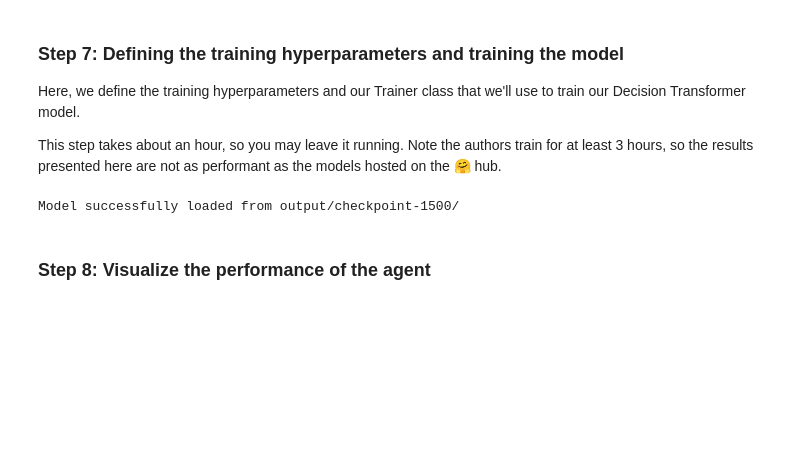
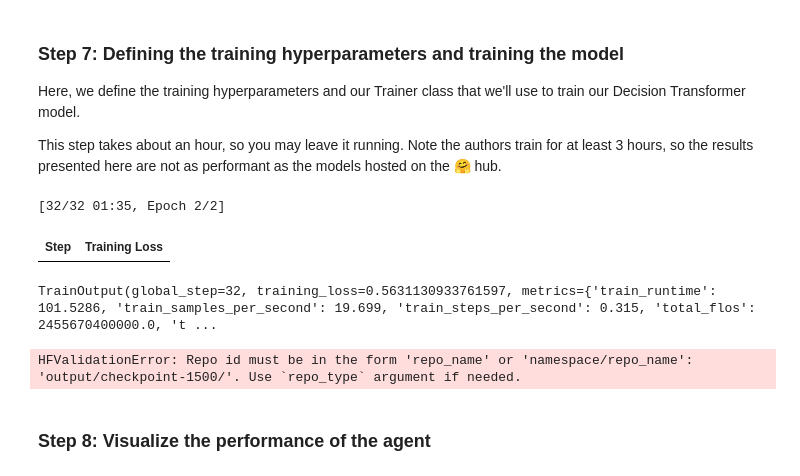
Before and after one commit to MichalSlowakiewicz/Reinforcement-Learning, a Jupyter notebook: LAB_3.ipynb, the cells around one changed output. Drawn from its saved outputs; the diff is of its cells as text; code cells hidden in the pictures; blank space fills up the shorter version.

```diff
--- a/LAB_3.ipynb
+++ b/LAB_3.ipynb
@@ -266,25 +269,37 @@ class DecisionTransformerModel(DecisionTransformerPreTrainedModel):
         # TODO 1.1: Embed states, actions, returns_to_go, and timesteps using the
         # linear/embedding layers defined in __init__.
         # YOUR CODE HERE
+        state_embed = self.embed_state(states)
+        action_embed = self.embed_action(actions)
+        return_embed = self.embed_return(returns_to_go)
+        timestep_embed = self.embed_timestep(timesteps)
+
+        # (batch_size, seq_len, hidden_size)
 
         # TODO 1.2: Time embeddings are treated similarly to positional embeddings.
         # Add the time embeddings to your state, action, and return embeddings.
         # YOUR CODE HERE
+        state_embed += timestep_embed
+        action_embed += timestep_embed
+        return_embed += timestep_embed
 
         # TODO 1.3: Stack the inputs to create the sequence (R_1, s_1, a_1, R_2, s_2, a_2, ...)
         # Hint: Use torch.stack to combine returns, states, and actions along a new dimension (dim=1).
         # Then permute and reshape it to achieve a final shape of: (batch_size, 3 * seq_length, hidden_size)
         # YOUR CODE HERE
+        stacked_inputs = torch.stack((return_embed, state_embed, action_embed), dim=1)
+        stacked_inputs = torch.permute(stacked_inputs, (0, 2, 1, 3)).reshape(batch_size, 3*seq_length, self.hidden_size)
 
         # TODO 1.4: Pass the stacked inputs through the LayerNorm (self.embed_ln)
         # YOUR CODE HERE
-        stacked_inputs = None # Replace with your normalized sequence
+        stacked_inputs = self.embed_ln(stacked_inputs) # Replace with your normalized sequence
 
         # TODO 1.5: To make the attention mask fit the stacked inputs, you must stack it as well.
         # Hint: The mask currently applies to a whole timestep. You need to duplicate it for R, s, and a.
         # Final shape should be (batch_size, 3 * seq_length)
         # YOUR CODE HERE
-        stacked_attention_mask = None # Replace with your stacked mask
+        stacked_attention_mask = torch.stack((attention_mask, attention_mask, attention_mask), dim=1)# Replace with your stacked mask
+        stacked_attention_mask = torch.permute(stacked_attention_mask, (0, 2, 1)).reshape(batch_size, 3*seq_length)
 
         # =========================================================================
 
@@ -309,7 +324,8 @@ class DecisionTransformerModel(DecisionTransformerPreTrainedModel):
         # i.e., x[:, 1, t] should be the token for state at timestep t.
         # Hint: Reshape to (batch_size, seq_length, 3, hidden_size) then permute the dimensions.
         # YOUR CODE HERE
-        x = None # Replace with your reshaped output
+        x = stacked_inputs.reshape(batch_size, seq_length, 3, self.hidden_size) # Replace with your reshaped output
+        x = torch.permute(x, (0, 2, 1, 3))
 
         # TODO 2.2: Get predictions using the linear prediction layers in __init__.
         # Use the correct slice of `x` for each prediction:
@@ -317,9 +333,9 @@ class DecisionTransformerModel(DecisionTransformerPreTrainedModel):
         # - predict_state uses the action token (x[:, 2])
         # - predict_action uses the state token (x[:, 1])
         # YOUR CODE HERE
-        return_preds = None
-        state_preds = None
-        action_preds = None
+        return_preds = self.predict_return(x[:, 2])
+        state_preds = self.predict_state(x[:, 2])
+        action_preds = self.predict_action(x[:, 1])
 
         # =========================================================================
 
@@ -363,11 +379,17 @@ class TrainableDT(DecisionTransformerModel):
         # Next, filter out the padded elements using the `attention_mask`. You only
         # want to calculate loss where attention_mask > 0.
         # YOUR CODE HERE
+        action_preds = action_preds.reshape(-1, self.config.act_dim)
+        action_targets = action_targets.reshape(-1, self.config.act_dim)
+        mask = attention_mask.reshape(-1)
+        filtered_preds = action_preds[mask > 0]
+        filtered_targets = action_targets[mask > 0]
+
 
         # TODO 3.2: Calculate the Mean Squared Error (MSE) loss between the
         # filtered predictions and filtered targets.
         # YOUR CODE HERE
-        loss = None # Replace with your calculated loss
+        loss = nn.functional.mse_loss(filtered_preds, filtered_targets) # Replace with your calculated loss
 
         # =========================================================================
 
@@ -388,25 +410,29 @@ This step takes about an hour, so you may leave it running. Note the authors tra
 # %%
 training_args = TrainingArguments(
     output_dir="output/",
     remove_unused_columns=False,
-    num_train_epochs=60,
+    num_train_epochs=2,
     per_device_train_batch_size=64,
     learning_rate=1e-4,
     weight_decay=1e-4,
     warmup_ratio=0.1,
     optim="adamw_torch",
     max_grad_norm=0.25,
     report_to="none"  # Disable all logging services
 )
 
 trainer = Trainer(
     model=model,
     args=training_args,
     train_dataset=dataset["train"],
     data_collator=collator,
 )
 
 trainer.train()
+# %% [output]
+[32/32 01:35, Epoch 2/2]
+| Step | Training Loss |
+TrainOutput(global_step=32, training_loss=0.5631130933761597, metrics={'train_runtime': 101.5286, 'train_samples_per_second': 19.699, 'train_steps_per_second': 0.315, 'total_flos': 2455670400000.0, 't ...
 # %%
 checkpoint_path = "output/checkpoint-1500/"
 
@@ -416,7 +442,7 @@ model = TrainableDT.from_pretrained(checkpoint_path)
 
 print(f"Model successfully loaded from {checkpoint_path}")
 # %% [output]
-Model successfully loaded from output/checkpoint-1500/
+HFValidationError: Repo id must be in the form 'repo_name' or 'namespace/repo_name': 'output/checkpoint-1500/'. Use `repo_type` argument if needed.
 # %% [markdown]
 ### Step 8: Visualize the performance of the agent
 # %%
```
Also changed, not shown: parts of 3 cells of this notebook.
